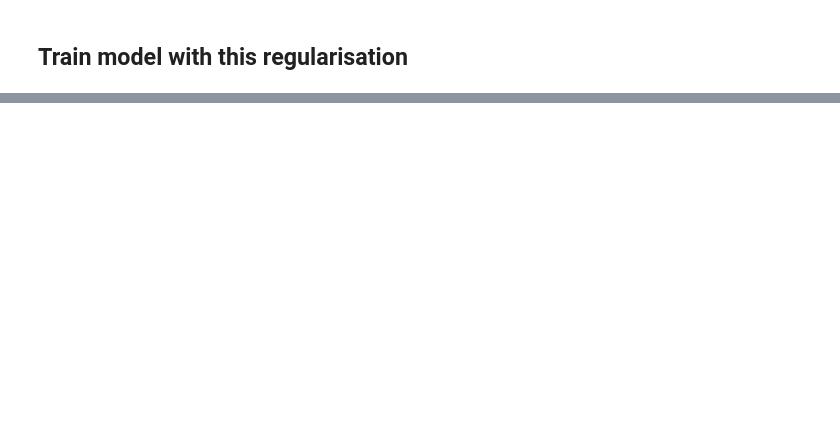
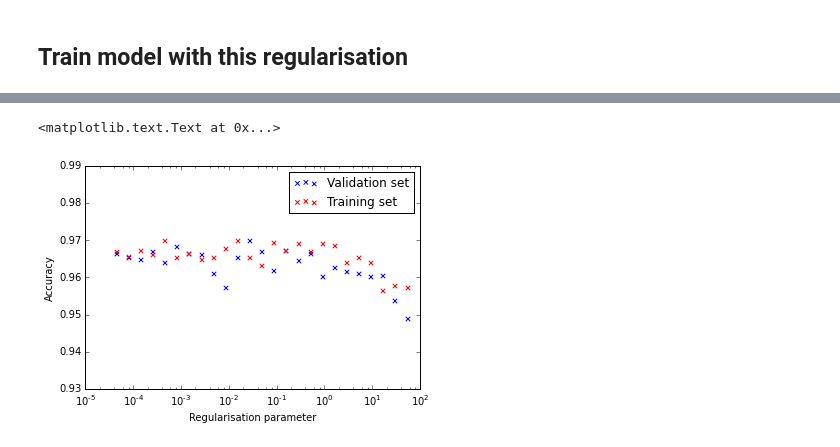
Before and after one commit to dirko/pyhacrf, a Jupyter notebook: examples/Example misspelling classification.ipynb, the cells around one changed output, grey strips where cells are left out. Saved outputs shown, nothing was run; the diff lists cells and outputs as text; code cells hidden in the pictures; blank space fills up the shorter version.

```diff
--- a/examples/Example misspelling classification.ipynb
+++ b/examples/Example misspelling classification.ipynb
@@ -182,0 +218,24 @@ print 1 - accuracy_score(y_test[:1000], pr)
+# %%
+fe_base = StringPairFeatureExtractor(match=True, numeric=True)
+x_orig_base = fe_base.fit_transform(x_raw)
+x_train_base, x_test_base, y_train_base, y_test_base = train_test_split(x_orig_base, y_orig, test_size=0.2, random_state=42)
+models_base = []
+accs_train_base = []
+accs_val_base = []
+regs_base = []
+for n, i in enumerate(np.linspace(-10, 4, 25)):
+    print np.exp(i)
+    m_base = Hacrf(l2_regularization=np.exp(i), optimizer=fmin_l_bfgs_b, optimizer_kwargs={'maxfun': 45})
+
+    x_t, x_v, y_t, y_v = train_test_split(x_train_base, y_train, test_size=0.5, random_state=42 + n)
+
+    m_base.fit(x_t, y_t, verbosity=5)
+
+    train_score = accuracy_score(m_base.predict(x_t), y_t)
+    val_score = accuracy_score(m_base.predict(x_v), y_v)
+    print np.exp(i), train_score, val_score
+
+    regs_base.append(np.exp(i))
+    models_base.append(m_base)
+    accs_train_base.append(train_score)
+    accs_val_base.append(val_score)
@@ -182,0 +260,10 @@ print 1 - accuracy_score(y_test[:1000], pr)
+# %%
+plt.xscale('log')
+plt.scatter([(i) for i in regs_base], [acc for acc in accs_val_base], marker='x', label='Validation set')
+plt.scatter([(i) for i in regs_base], [acc for acc in accs_train_base], c='r', marker='x', label='Training set')
+plt.legend()
+plt.xlabel('Regularisation parameter')
+plt.ylabel('Accuracy')
+# %% [output]
+<matplotlib.text.Text at 0x...>
+[figure, added]
```
Also changed, not shown: parts of 40 cells of this notebook, 2 other files.
